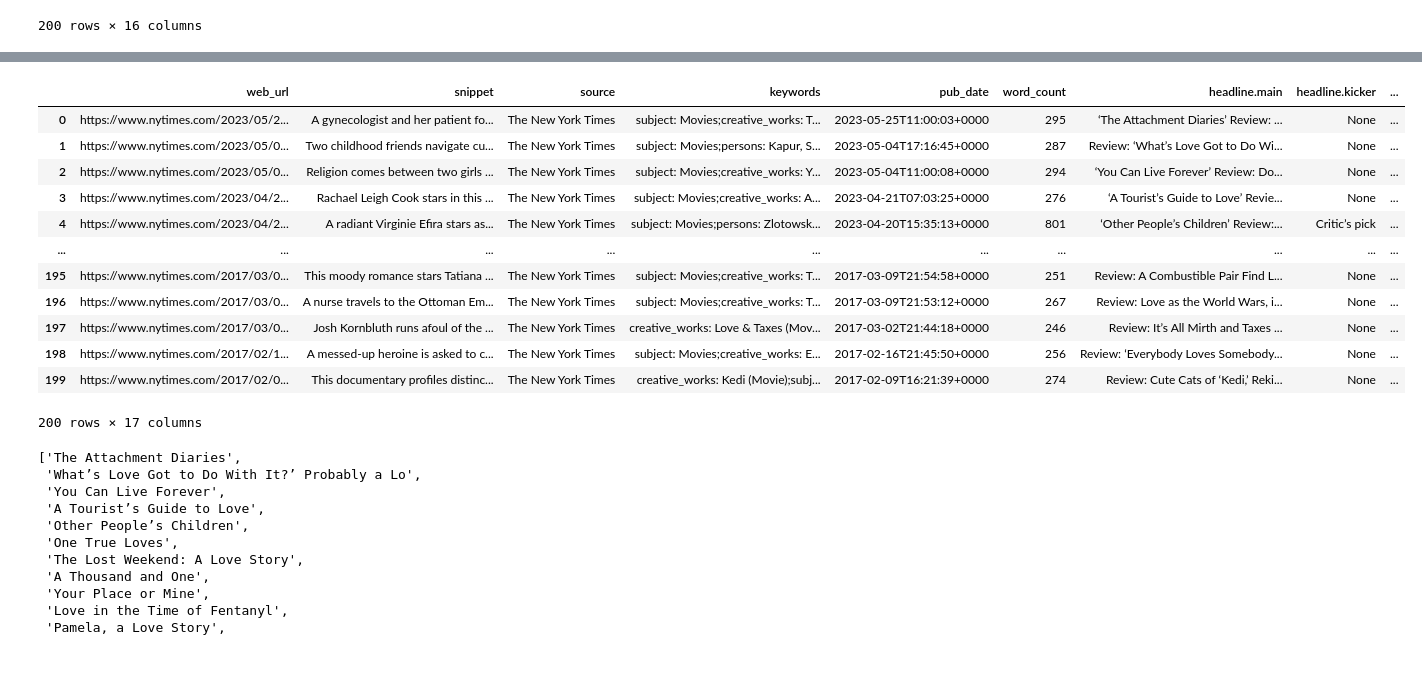
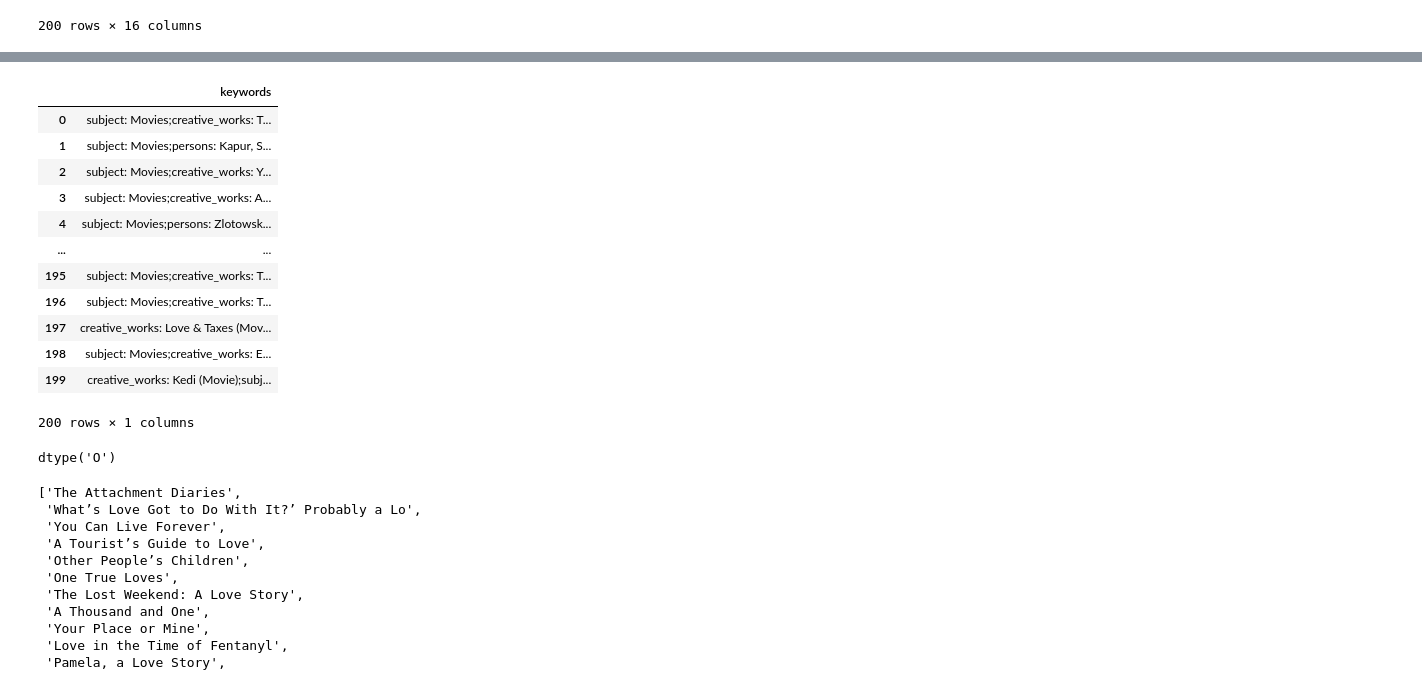
Before and after one commit to SAG-GithubApprentice/data-sourcing-challenge, a Jupyter notebook: retrieve_movie_data.ipynb, the cells around one changed output, grey strips where cells are left out. Drawn from its saved outputs; the diff is of its cells as text; code cells hidden in the pictures.

```diff
--- a/retrieve_movie_data.ipynb
+++ b/retrieve_movie_data.ipynb
@@ -129,6 +129,9 @@ Result 1:
 }
 # %%
 # Convert reviews_list to a Pandas DataFrame using json_normalize()
+reviews_df = pd.json_normalize(reviews_list)
+
+reviews_df
 # %% [output]
 |  | web_url | snippet | source | keywords | pub_date | word_count | headline.main | headline.kicker | ... |
 | 0 | https://www.nytimes.com/2023/05/2... | A gynecologist and her patient fo... | The New York Times | [{'name': 'subject', 'value': 'Mo... | 2023-05-25T11:00:03+0000 | 295 | ‘The Attachment Diaries’ Review: ... | None | ... |
@@ -148,4 +151,8 @@ Result 1:
 # save it to a new column "title"
 # Title is between unicode characters \u2018 and \u2019.
 # End string should include " Review" to avoid cutting title early
+
+reviews_df['title'] = reviews_df['headline.main'].apply(lambda st: st[st.find("\u2018")+1:st.find("\u2019 Review")])
+
+reviews_df[['headline.main', 'title']]
 # %% [output]
@@ -165,29 +172,36 @@ Result 1:
 # %%
 # Extract 'name' and 'value' from items in "keywords" column
 def extract_keywords(keyword_list):
     extracted_keywords = ""
     for item in keyword_list:
         # Extract 'name' and 'value'
         keyword = f"{item['name']}: {item['value']};"
         # Append the keyword item to the extracted_keywords list
         extracted_keywords += keyword
     return extracted_keywords
 
 # Fix the "keywords" column by converting cells from a list to a string
+reviews_df['keywords'] = reviews_df['keywords'].apply(extract_keywords)
+
+reviews_df[['keywords']]
 # %% [output]
-|  | web_url | snippet | source | keywords | pub_date | word_count | headline.main | headline.kicker | ... |
-| 0 | https://www.nytimes.com/2023/05/2... | A gynecologist and her patient fo... | The New York Times | subject: Movies;creative_works: T... | 2023-05-25T11:00:03+0000 | 295 | ‘The Attachment Diaries’ Review: ... | None | ... |
-| 1 | https://www.nytimes.com/2023/05/0... | Two childhood friends navigate cu... | The New York Times | subject: Movies;persons: Kapur, S... | 2023-05-04T17:16:45+0000 | 287 | Review: ‘What’s Love Got to Do Wi... | None | ... |
-| 2 | https://www.nytimes.com/2023/05/0... | Religion comes between two girls ... | The New York Times | subject: Movies;creative_works: Y... | 2023-05-04T11:00:08+0000 | 294 | ‘You Can Live Forever’ Review: Do... | None | ... |
-| 3 | https://www.nytimes.com/2023/04/2... | Rachael Leigh Cook stars in this ... | The New York Times | subject: Movies;creative_works: A... | 2023-04-21T07:03:25+0000 | 276 | ‘A Tourist’s Guide to Love’ Revie... | None | ... |
-| 4 | https://www.nytimes.com/2023/04/2... | A radiant Virginie Efira stars as... | The New York Times | subject: Movies;persons: Zlotowsk... | 2023-04-20T15:35:13+0000 | 801 | ‘Other People’s Children’ Review:... | Critic’s pick | ... |
-| ... | ... | ... | ... | ... | ... | ... | ... | ... | ... |
-| 195 | https://www.nytimes.com/2017/03/0... | This moody romance stars Tatiana ... | The New York Times | subject: Movies;creative_works: T... | 2017-03-09T21:54:58+0000 | 251 | Review: A Combustible Pair Find L... | None | ... |
-| 196 | https://www.nytimes.com/2017/03/0... | A nurse travels to the Ottoman Em... | The New York Times | subject: Movies;creative_works: T... | 2017-03-09T21:53:12+0000 | 267 | Review: Love as the World Wars, i... | None | ... |
-| 197 | https://www.nytimes.com/2017/03/0... | Josh Kornbluth runs afoul of the ... | The New York Times | creative_works: Love & Taxes (Mov... | 2017-03-02T21:44:18+0000 | 246 | Review: It’s All Mirth and Taxes ... | None | ... |
-| 198 | https://www.nytimes.com/2017/02/1... | A messed-up heroine is asked to c... | The New York Times | subject: Movies;creative_works: E... | 2017-02-16T21:45:50+0000 | 256 | Review: ‘Everybody Loves Somebody... | None | ... |
-| 199 | https://www.nytimes.com/2017/02/0... | This documentary profiles distinc... | The New York Times | creative_works: Kedi (Movie);subj... | 2017-02-09T16:21:39+0000 | 274 | Review: Cute Cats of ‘Kedi,’ Reki... | None | ... |
+|  | keywords |
+| 0 | subject: Movies;creative_works: T... |
+| 1 | subject: Movies;persons: Kapur, S... |
+| 2 | subject: Movies;creative_works: Y... |
+| 3 | subject: Movies;creative_works: A... |
+| 4 | subject: Movies;persons: Zlotowsk... |
+| ... | ... |
+| 195 | subject: Movies;creative_works: T... |
+| 196 | subject: Movies;creative_works: T... |
+| 197 | creative_works: Love & Taxes (Mov... |
+| 198 | subject: Movies;creative_works: E... |
+| 199 | creative_works: Kedi (Movie);subj... |
-200 rows × 17 columns
+200 rows × 1 columns
+# %%
+reviews_df['keywords'].dtype
+# %% [output]
+dtype('O')
 # %%
 # Create a list from the "title" column using to_list()
 # These titles will be used in the query for The Movie Database
```
Also changed, not shown: parts of 5 cells of this notebook, 1 other file.
